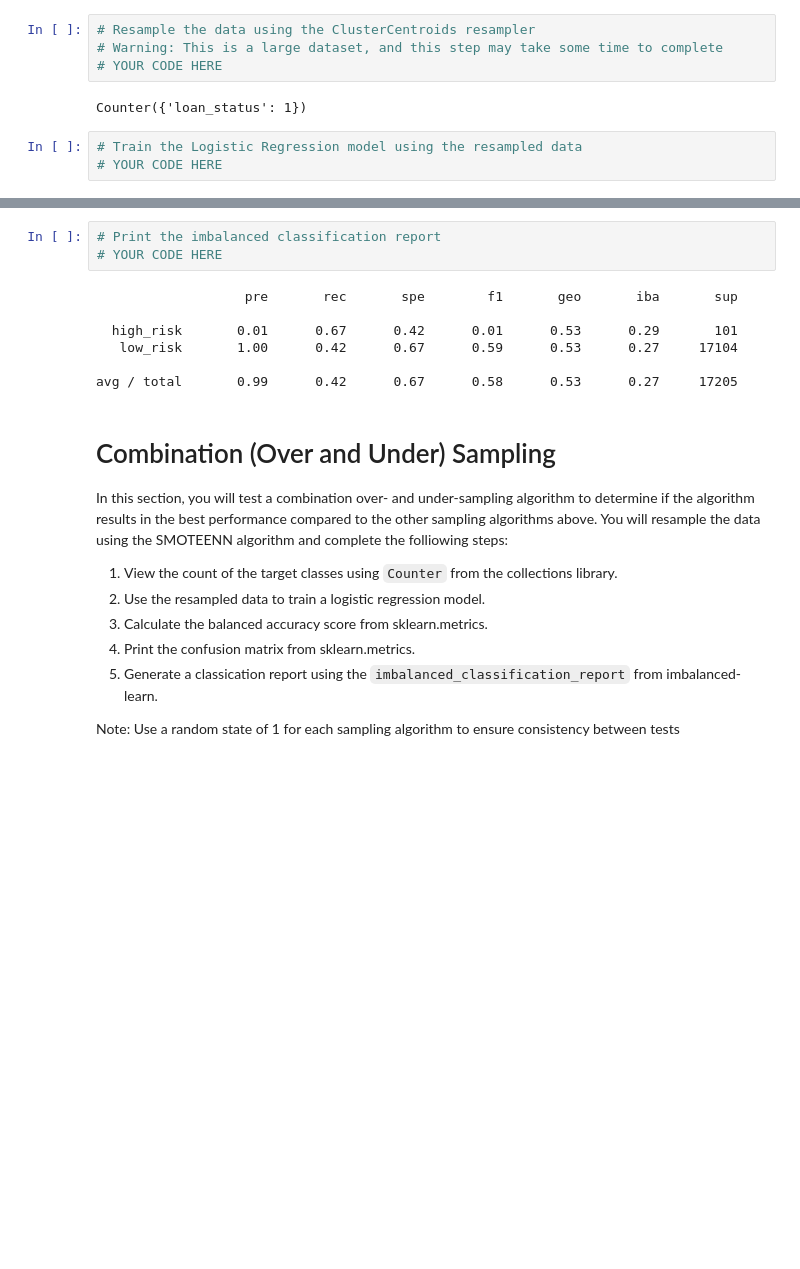
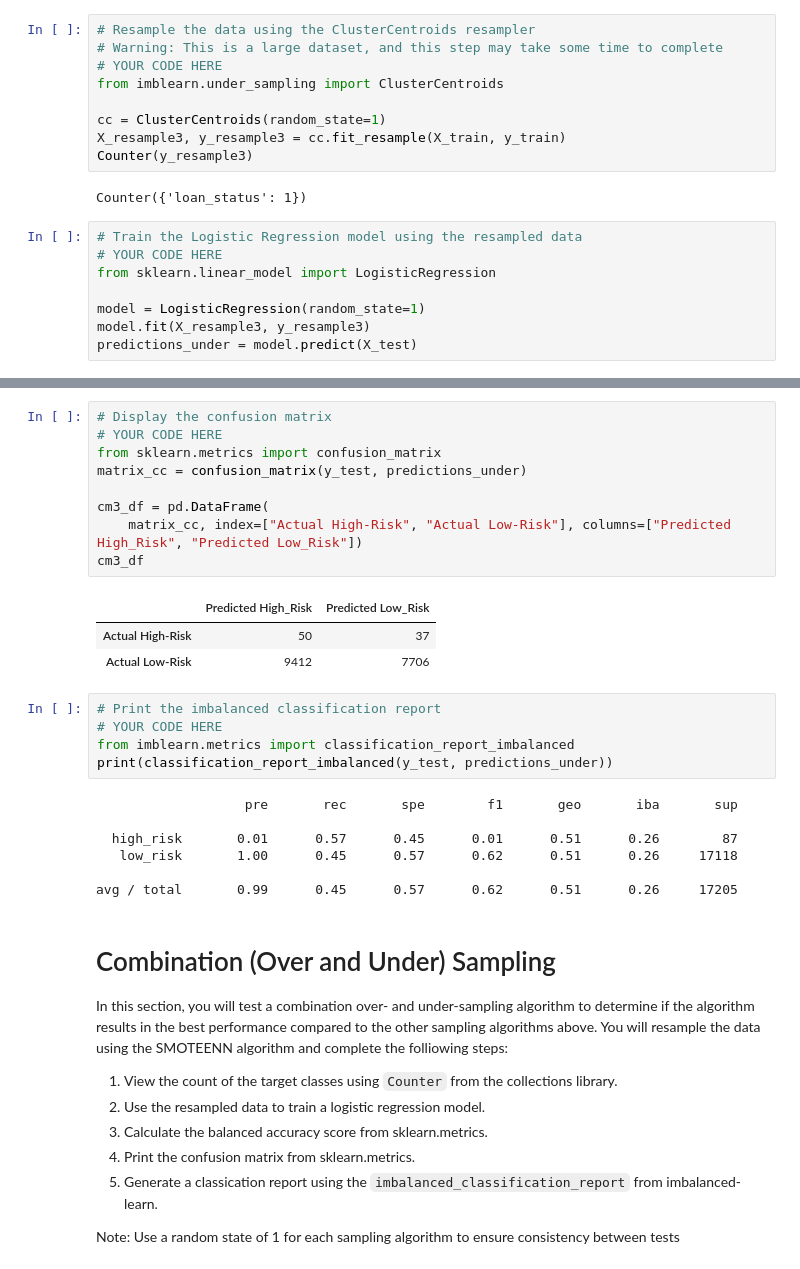
Before and after one commit to loudonadam/Credit_Risk_Analysis, a Jupyter notebook: credit_risk_resampling.ipynb, the cells around one changed output, grey strips where cells are left out. Drawn from its saved outputs; the diff is of its cells as text; blank space fills up the shorter version.

```diff
--- a/credit_risk_resampling.ipynb
+++ b/credit_risk_resampling.ipynb
@@ -210,8 +251,18 @@ Note: Use a random state of 1 for each sampling algorithm to ensure consistency
 # Resample the data using the ClusterCentroids resampler
 # Warning: This is a large dataset, and this step may take some time to complete
 # YOUR CODE HERE
+from imblearn.under_sampling import ClusterCentroids
+
+cc = ClusterCentroids(random_state=1)
+X_resample3, y_resample3 = cc.fit_resample(X_train, y_train)
+Counter(y_resample3)
 # %% [output]
 Counter({'loan_status': 1})
 # %%
 # Train the Logistic Regression model using the resampled data
 # YOUR CODE HERE
+from sklearn.linear_model import LogisticRegression
+
+model = LogisticRegression(random_state=1)
+model.fit(X_resample3, y_resample3)
+predictions_under = model.predict(X_test)
@@ -231,13 +278,28 @@ array([[   68,    33],
+# %%
+# Display the confusion matrix
+# YOUR CODE HERE
+from sklearn.metrics import confusion_matrix
+matrix_cc = confusion_matrix(y_test, predictions_under)
+
+cm3_df = pd.DataFrame(
+    matrix_cc, index=["Actual High-Risk", "Actual Low-Risk"], columns=["Predicted High_Risk", "Predicted Low_Risk"])
+cm3_df
+# %% [output]
+|  | Predicted High_Risk | Predicted Low_Risk |
+| Actual High-Risk | 50 | 37 |
+| Actual Low-Risk | 9412 | 7706 |
 # %%
 # Print the imbalanced classification report
 # YOUR CODE HERE
+from imblearn.metrics import classification_report_imbalanced
+print(classification_report_imbalanced(y_test, predictions_under))
 # %% [output]
                    pre       rec       spe        f1       geo       iba       sup
 
-  high_risk       0.01      0.67      0.42      0.01      0.53      0.29       101
-   low_risk       1.00      0.42      0.67      0.59      0.53      0.27     17104
+  high_risk       0.01      0.57      0.45      0.01      0.51      0.26        87
+   low_risk       1.00      0.45      0.57      0.62      0.51      0.26     17118
 
-avg / total       0.99      0.42      0.67      0.58      0.53      0.27     17205
+avg / total       0.99      0.45      0.57      0.62      0.51      0.26     17205
 # %% [markdown]
 # Combination (Over and Under) Sampling
 
```
Also changed, not shown: parts of 23 cells of this notebook.
